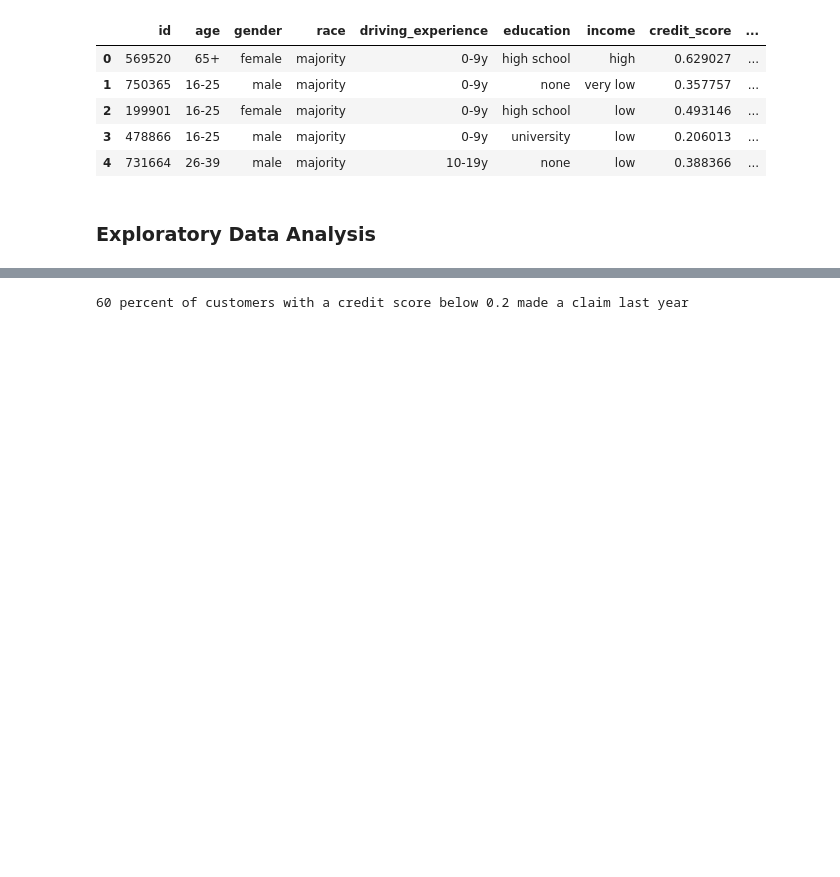
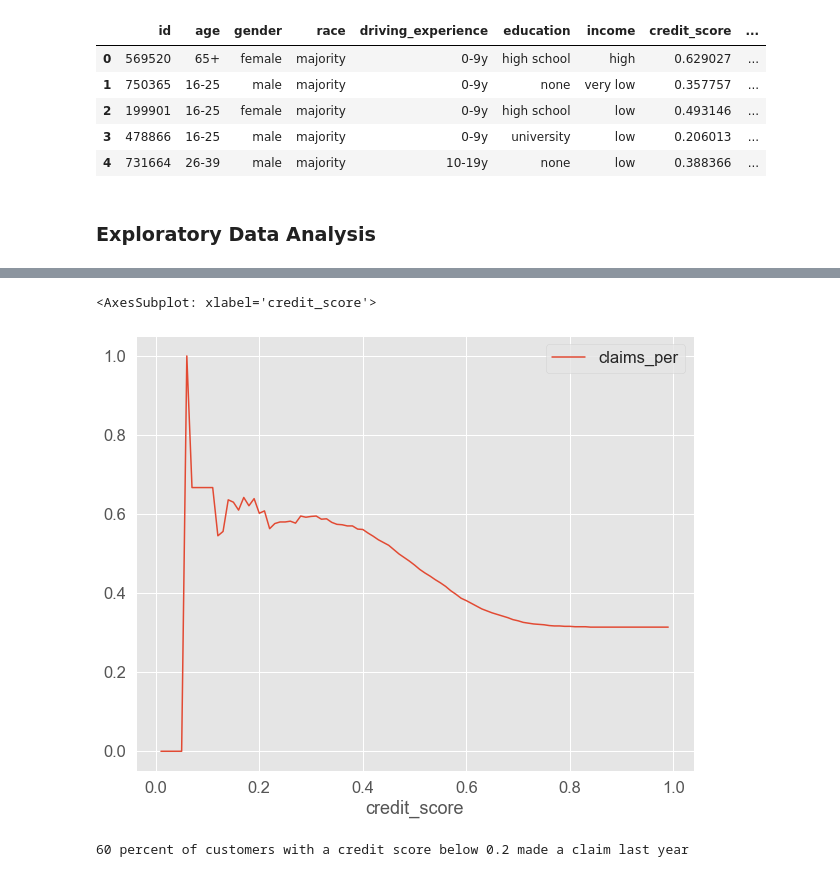
Before and after one commit to pzolnierczyk/insurance-classification, a Jupyter notebook: insurance_claims.ipynb, the cells around one changed output, grey strips where cells are left out. Drawn from its saved outputs; the diff is of its cells as text; code cells hidden in the pictures; blank space fills up the shorter version.

Commit message:
claims percent per credit score det

```diff
--- a/insurance_claims.ipynb
+++ b/insurance_claims.ipynb
@@ -55,6 +55,21 @@ org_data.describe()
 | 50% | 501777.000000 | 0.525033 | 10238.000000 | 12000.000000 | 0.000000 | 0.00000 | 0.000000 | ... |
 | 75% | 753974.500000 | 0.618312 | 32765.000000 | 14000.000000 | 2.000000 | 0.00000 | 2.000000 | ... |
 | max | 999976.000000 | 0.960819 | 92101.000000 | 22000.000000 | 22.000000 | 6.00000 | 15.000000 | ... |
+# %%
+perc_claim_per_cr_score = []
+cr_scores_list = [x/100 for x in range (1,100)]
+for cr_sc in cr_scores_list:
+    sc = org_data[org_data.credit_score<cr_sc]
+    try:
+        sc_score = sc['outcome'].value_counts(normalize=True).to_frame().T[True][0]
+        perc_claim_per_cr_score.append(round(sc_score, 3))
+    except:
+        perc_claim_per_cr_score.append(0)
+# %%
+pd.DataFrame([cr_scores_list,perc_claim_per_cr_score], ['credit_score', 'claims_per']).T.plot(x='credit_score', y='claims_per')
+# %% [output]
+<AxesSubplot: xlabel='credit_score'>
+[figure, added]
 # %%
 # 1. What proportion of customers with a credit score below 0.2 made a claim in the last year?
 small_credit = org_data[org_data.credit_score<0.2]
```
